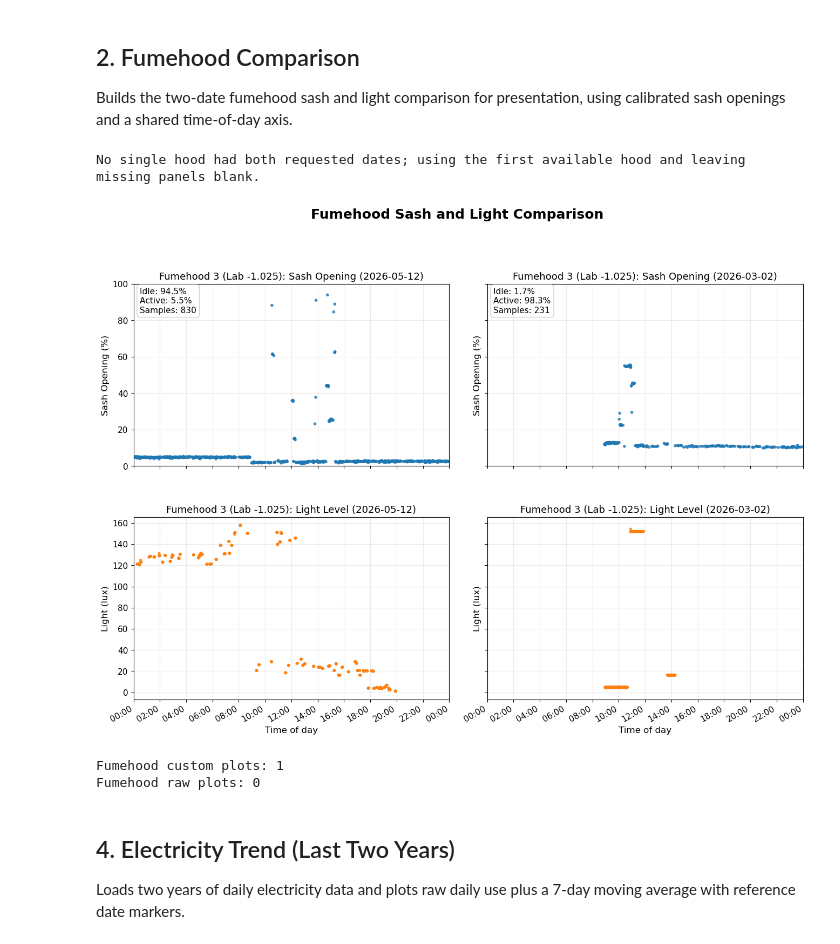
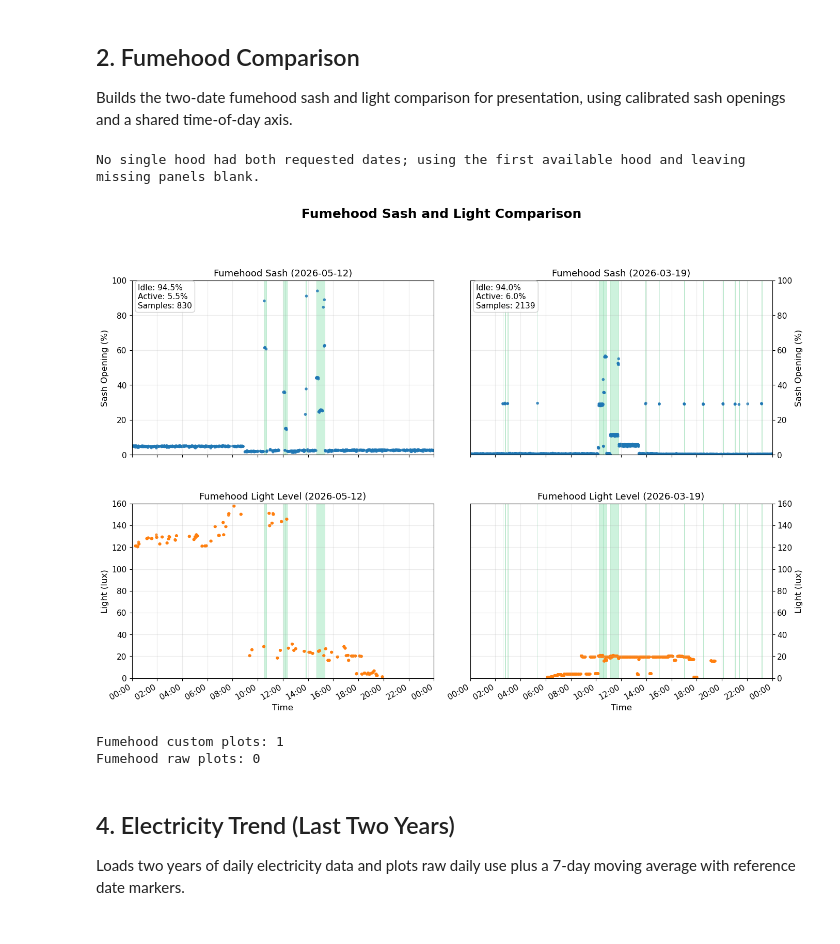
Before and after one commit to Cambridge-PAM/labsense, a Jupyter notebook: Analytics/analytics.ipynb, the cells around one changed output. Saved outputs shown, nothing was run; the diff lists cells and outputs as text; code cells hidden in the pictures.

Commit message:
Update fumehood plots

```diff
--- a/Analytics/analytics.ipynb
+++ b/Analytics/analytics.ipynb
@@ -159,7 +159,7 @@ Builds the two-date fumehood sash and light comparison for presentation, using c
 # Four-panel fumehood comparison for two specific dates.
 fumehood_plot_files = {}
 fumehood_raw_plot_files = {}
-target_dates = [pd.Timestamp("2026-05-12"), pd.Timestamp("2026-03-02")]
+target_dates = [pd.Timestamp("2026-05-12"), pd.Timestamp("2026-03-19")]
 target_start = min(target_dates)
 target_end = max(target_dates) + pd.Timedelta(days=1)
 
@@ -226,7 +226,15 @@ else:
 
             end = open_df.loc[j, "Timestamp"] + typical_gap
             for ax in ax_list:
-                ax.axvspan(start, end, color="#2ecc71", alpha=0.14, zorder=0)
+                ax.axvspan(
+                    start,
+                    end,
+                    facecolor="#2ecc71",
+                    edgecolor="#27ae60",
+                    linewidth=0.6,
+                    alpha=0.24,
+                    zorder=0,
+                )
             i = j + 1
 
     def calibrated_idle_active_text(series: pd.Series) -> str:
@@ -344,6 +352,7 @@ else:
 
             open_df = sash_df.loc[sash_mask, ["Timestamp"]].copy()
             open_df["SashOpen"] = sash_series.loc[sash_mask] > 10.0
+            open_df["Timestamp"] = open_df["Timestamp"] + plot_offset
             shade_sash_open_intervals([ax_sash, ax_light], open_df)
             stats_text = calibrated_idle_active_text(sash_series.loc[sash_mask])
         elif not sash_df.empty:
@@ -377,7 +386,7 @@ else:
             },
         )
         ax_sash.set_title(
-            f"{hood_label}: Sash Opening ({day_start:%Y-%m-%d})",
+            f"Fumehood Sash ({day_start:%Y-%m-%d})",
             fontsize=13,
         )
         ax_sash.grid(True, alpha=0.25)
@@ -393,42 +402,51 @@ else:
             edgecolors="none",
         )
         ax_light.set_ylabel("Light (lux)", fontsize=12)
-        ax_light.set_xlabel("Time of day", fontsize=12)
+        ax_light.set_xlabel("Time", fontsize=12)
         ax_light.set_title(
-            f"{hood_label}: Light Level ({day_start:%Y-%m-%d})",
+            f"Fumehood Light Level ({day_start:%Y-%m-%d})",
             fontsize=13,
         )
         ax_light.grid(True, alpha=0.25)
         ax_light.set_xlim(baseline_start, baseline_end)
+        ax_light.set_ylim(0, 160)
 
         for ax in (ax_sash, ax_light):
             ax.xaxis.set_major_locator(mdates.HourLocator(interval=2))
             ax.xaxis.set_major_formatter(mdates.DateFormatter("%H:%M"))
             ax.tick_params(axis="both", labelsize=11)
 
+        if col == 1:
+            for ax in (ax_sash, ax_light):
+                ax.yaxis.set_label_position("right")
+                ax.yaxis.tick_right()
+                ax.yaxis.set_ticks_position("right")
+
         ax_light.tick_params(axis="x", labelbottom=True)
         plt.setp(ax_light.get_xticklabels(), rotation=30, ha="right")
 
     fig.align_ylabels(axes[:, 0])
     fig.tight_layout(rect=[0, 0, 1, 0.97])
+
+    PLOT_DIR.mkdir(parents=True, exist_ok=True)
 
     out_name = (
         f"fumehood_four_panel_{target_dates[0]:%Y%m%d}_{target_dates[1]:%Y%m%d}.png"
     )
     out_path = PLOT_DIR / out_name
     out_pdf_path = out_path.with_suffix(".pdf")
     fig.savefig(out_path, dpi=150, bbox_inches="tight")
     fig.savefig(out_pdf_path, bbox_inches="tight")
     plt.show()
     plt.close(fig)
 
     fumehood_plot_files["four_panel"] = out_name
 
 print("Fumehood custom plots:", len(fumehood_plot_files))
 print("Fumehood raw plots:", len(fumehood_raw_plot_files))
 # %% [output]
 No single hood had both requested dates; using the first available hood and leaving missing panels blank.
-[figure, old version]
+[figure, new version]
 Fumehood custom plots: 1
 Fumehood raw plots: 0
 # %% [markdown]
```
Also changed, not shown: parts of 8 cells of this notebook.
